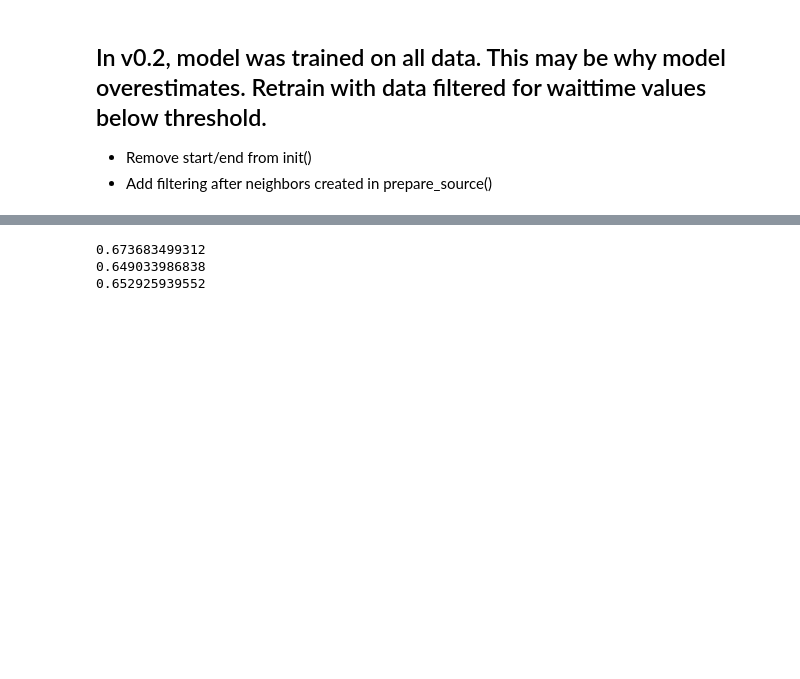
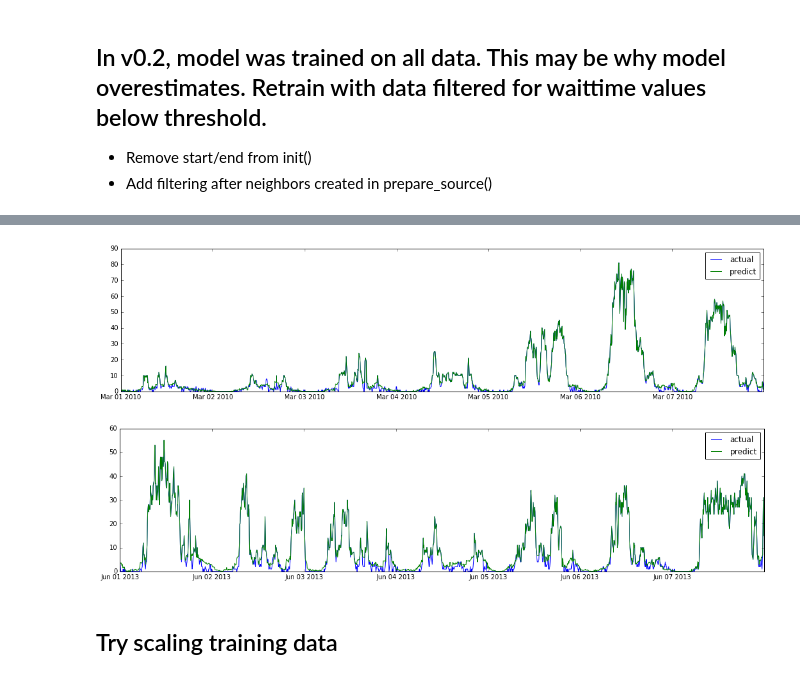
Before and after one commit to jngseattle/BorderCrossing, a Jupyter notebook: code/Impute_zeros-v0.5-model_threshold_window.ipynb, the cells around one changed output, grey strips where cells are left out. Saved outputs shown, nothing was run; the diff lists cells and outputs as text; code cells hidden in the pictures; blank space fills up the shorter version.

Commit message:
Re-evaluate analysis of imputer

```diff
--- a/code/Impute_zeros-v0.5-model_threshold_window.ipynb
+++ b/code/Impute_zeros-v0.5-model_threshold_window.ipynb
@@ -5,0 +107,6 @@
+# %%
+imp = {}
+
+for window in [24, 32, 48, 60]:
+    imp[window] = run_impute(10, window, source_df, target_df)
+    print imputer_score(imp[window], target_df)
@@ -5,0 +130,4 @@
+# %%
+for window in [6, 12]:
+    imp[window] = run_impute(10, window, source_df, target_df)
+    print imputer_score(imp[window], target_df)
@@ -6 +152,9 @@
+# %%
+plot_imputed(imp[6], target_df, '2010-03-01', '2010-03-08')
+plot_imputed(imp[6], target_df, '2013-06-01', '2013-06-08')
+# %% [output]
+[figure, added]
+[figure, added]
+# %% [markdown]
+## Try scaling training data
 # %%
@@ -46,8 +186,0 @@ imputer.build_model(model)
-# %%
-print imputer.model_ll.oob_score_
-print imputer.model_lead.oob_score_
-print imputer.model_lag.oob_score_
-# %% [output]
-0.673683499312
-0.649033986838
-0.652925939552
```
Also changed, not shown: parts of 21 cells of this notebook.
